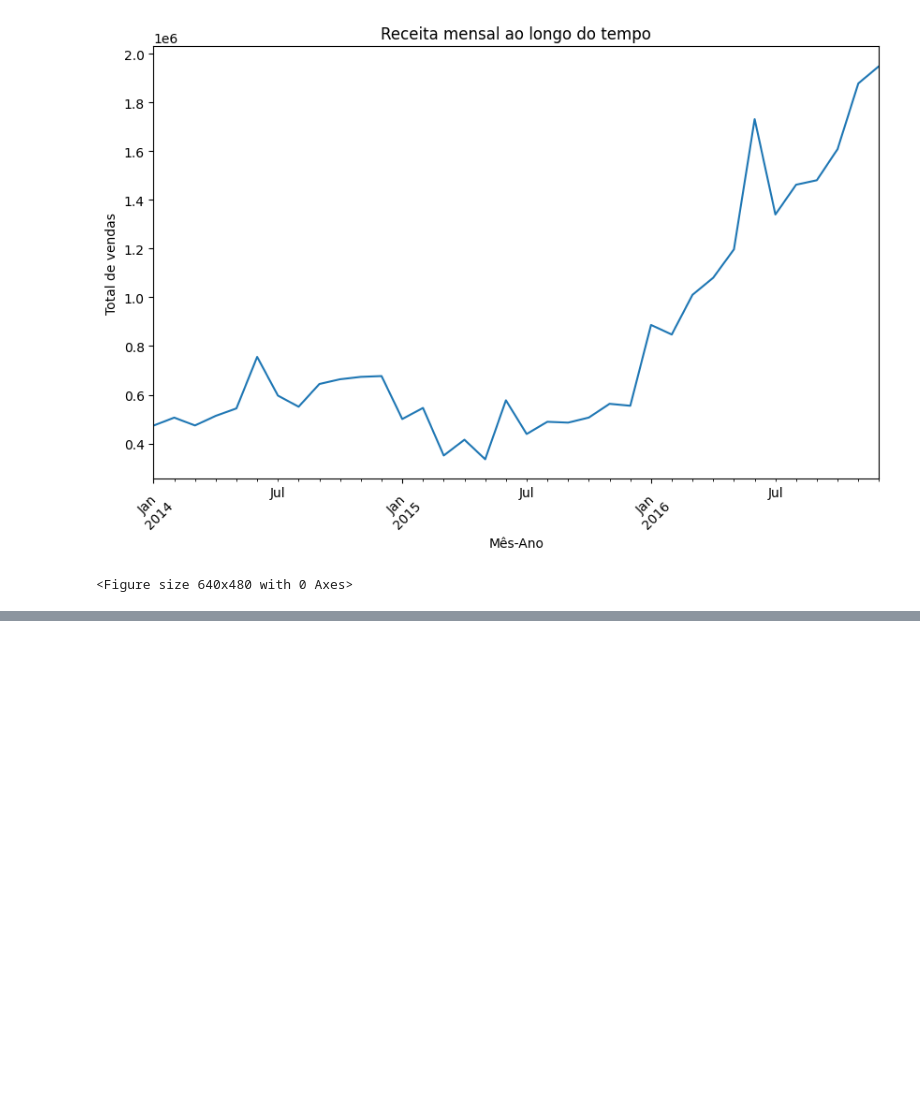
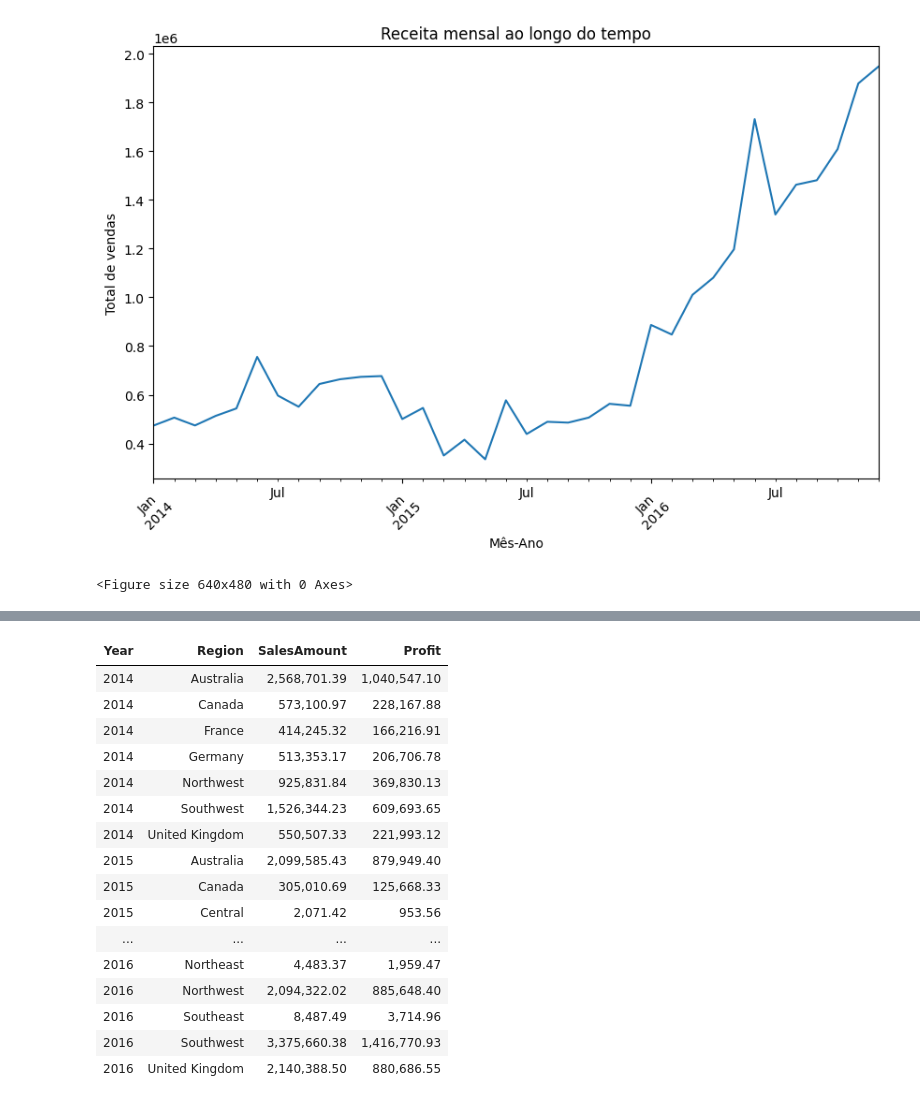
Before and after one commit to Erick-Bryan-Cubas/teste-candidatura-cilia-tecnologia, a Jupyter notebook: src/analysis-dataset-1.ipynb, the cells around one changed output, grey strips where cells are left out. Cells and saved outputs as stored; diff of their text form; code cells hidden in the pictures; blank space fills up the shorter version.

```diff
--- a/src/analysis-dataset-1.ipynb
+++ b/src/analysis-dataset-1.ipynb
@@ -649,0 +673,47 @@ plt.tight_layout()
+# %%
+import pandas as pd
+
+# Criar uma cópia do DataFrame sales
+sales_df = sales.copy()
+
+# Garantir que TotalProductCost é string
+sales_df['TotalProductCost'] = sales_df['TotalProductCost'].astype(str)
+
+# Substituir vírgulas por pontos no TotalProductCost
+sales_df['TotalProductCost'] = sales_df['TotalProductCost'].str.replace(',', '.')
+
+# Converter TotalProductCost para numérico
+sales_df['TotalProductCost'] = pd.to_numeric(sales_df['TotalProductCost'], errors='coerce')
+
+# Verificar novamente os tipos de dados e valores únicos
+print(sales_df.dtypes)
+unique_total_product_cost_cleaned = sales_df['TotalProductCost'].unique()
+print(unique_total_product_cost_cleaned)
+
+# Atualizar a coluna TotalProductCost no DataFrame mesclado
+merged_df['TotalProductCost'] = sales_df['TotalProductCost']
+
+# Garantir que SalesAmount e TotalProductCost são numéricos
+merged_df['SalesAmount'] = pd.to_numeric(merged_df['SalesAmount'], errors='coerce')
+merged_df['TotalProductCost'] = pd.to_numeric(merged_df['TotalProductCost'], errors='coerce')
+
+# Calcular lucro
+merged_df['Profit'] = merged_df['SalesAmount'] - merged_df['TotalProductCost']
+
+# Agrupar por ano e região
+sales_profit_by_year_region = merged_df.groupby([merged_df['OrderDate'].dt.year, 'Region']).agg({
+    'SalesAmount': 'sum',
+    'Profit': 'sum'
+}).reset_index()
+
+# Renomear colunas para melhor interpretação
+sales_profit_by_year_region.rename(columns={'OrderDate': 'Year'}, inplace=True)
+
+# Formatar os valores de SalesAmount e Profit para exibição
+sales_profit_by_year_region['SalesAmount'] = sales_profit_by_year_region['SalesAmount'].apply(lambda x: f'{x:,.2f}')
+sales_profit_by_year_region['Profit'] = sales_profit_by_year_region['Profit'].apply(lambda x: f'{x:,.2f}')
+
+# Exibir o DataFrame formatado como tabela em Jupyter Notebook ou similar
+from IPython.display import display, HTML
+display(HTML(sales_profit_by_year_region.to_html(index=False)))
+# %% [output]
@@ -649,0 +737,17 @@ plt.tight_layout()
+| Year | Region | SalesAmount | Profit |
+| 2014 | Australia | 2,568,701.39 | 1,040,547.10 |
+| 2014 | Canada | 573,100.97 | 228,167.88 |
+| 2014 | France | 414,245.32 | 166,216.91 |
+| 2014 | Germany | 513,353.17 | 206,706.78 |
+| 2014 | Northwest | 925,831.84 | 369,830.13 |
+| 2014 | Southwest | 1,526,344.23 | 609,693.65 |
+| 2014 | United Kingdom | 550,507.33 | 221,993.12 |
+| 2015 | Australia | 2,099,585.43 | 879,949.40 |
+| 2015 | Canada | 305,010.69 | 125,668.33 |
+| 2015 | Central | 2,071.42 | 953.56 |
+| ... | ... | ... | ... |
+| 2016 | Northeast | 4,483.37 | 1,959.47 |
+| 2016 | Northwest | 2,094,322.02 | 885,648.40 |
+| 2016 | Southeast | 8,487.49 | 3,714.96 |
+| 2016 | Southwest | 3,375,660.38 | 1,416,770.93 |
+| 2016 | United Kingdom | 2,140,388.50 | 880,686.55 |
```
Also changed, not shown: parts of 4 cells of this notebook.
